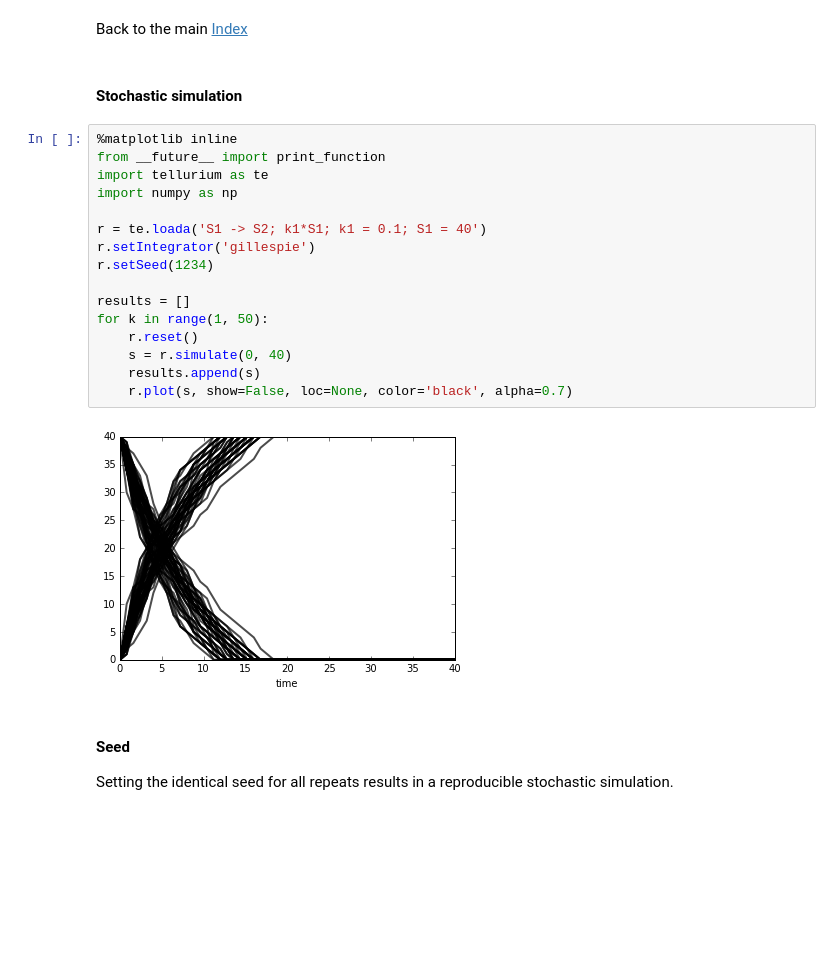
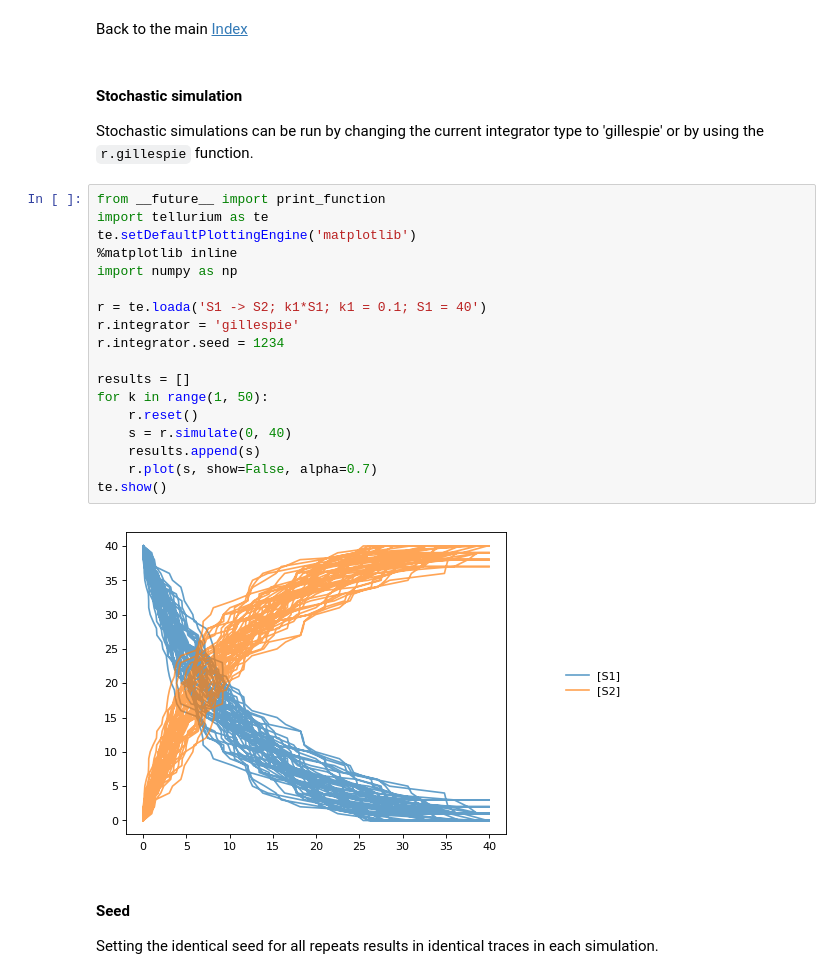
Before and after one commit to sys-bio/tellurium, a Jupyter notebook: examples/notebooks/core/tellurium_stochastic.ipynb, the cells around one changed output. Drawn from its saved outputs; the diff is of its cells as text; blank space fills up the shorter version.

```diff
--- a/examples/notebooks/core/tellurium_stochastic.ipynb
+++ b/examples/notebooks/core/tellurium_stochastic.ipynb
@@ -1,28 +1,33 @@
 # %% [markdown]
 Back to the main [Index](../index.ipynb)
-# %% [markdown]
-#### Stochastic simulation
+# %% [markdown]
+#### Stochastic simulation
+
+Stochastic simulations can be run by changing the current integrator type to 'gillespie' or by using the `r.gillespie` function.
 # %%
-%matplotlib inline
 from __future__ import print_function
 import tellurium as te
+te.setDefaultPlottingEngine('matplotlib')
+%matplotlib inline
 import numpy as np
 
 r = te.loada('S1 -> S2; k1*S1; k1 = 0.1; S1 = 40')
-r.setIntegrator('gillespie')
-r.setSeed(1234)
+r.integrator = 'gillespie'
+r.integrator.seed = 1234
 
 results = []
 for k in range(1, 50):
     r.reset()
     s = r.simulate(0, 40)
     results.append(s)
-    r.plot(s, show=False, loc=None, color='black', alpha=0.7)
+    r.plot(s, show=False, alpha=0.7)
+te.show()
 # %% [output]
-[figure, old version]
+[figure, new version]
 # %% [markdown]
 #### Seed
-Setting the identical seed for all repeats results in a reproducible stochastic simulation.
+
+Setting the identical seed for all repeats results in identical traces in each simulation.
 # %%
 results = []
 for k in range(1, 20):
```
Also changed, not shown: parts of 4 cells of this notebook, 35 other files.
